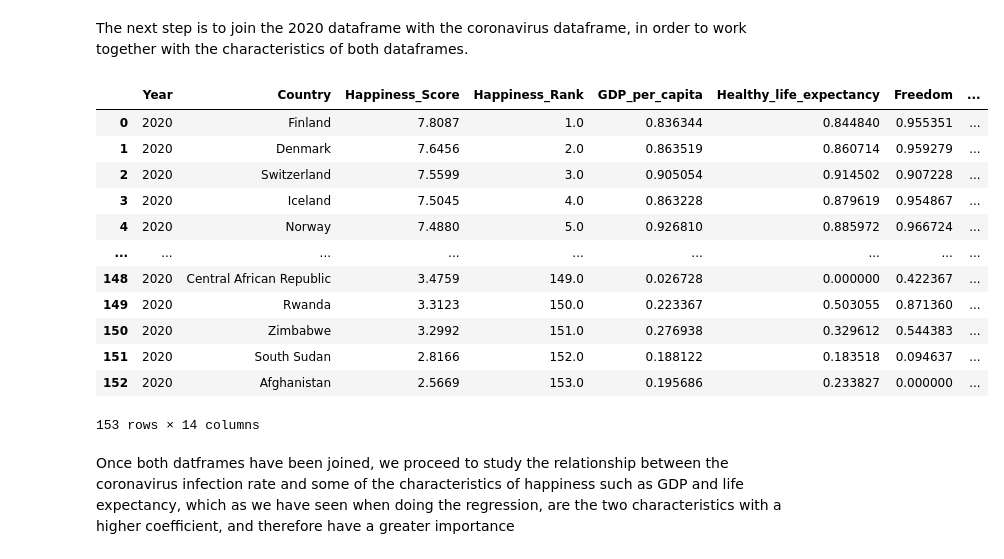
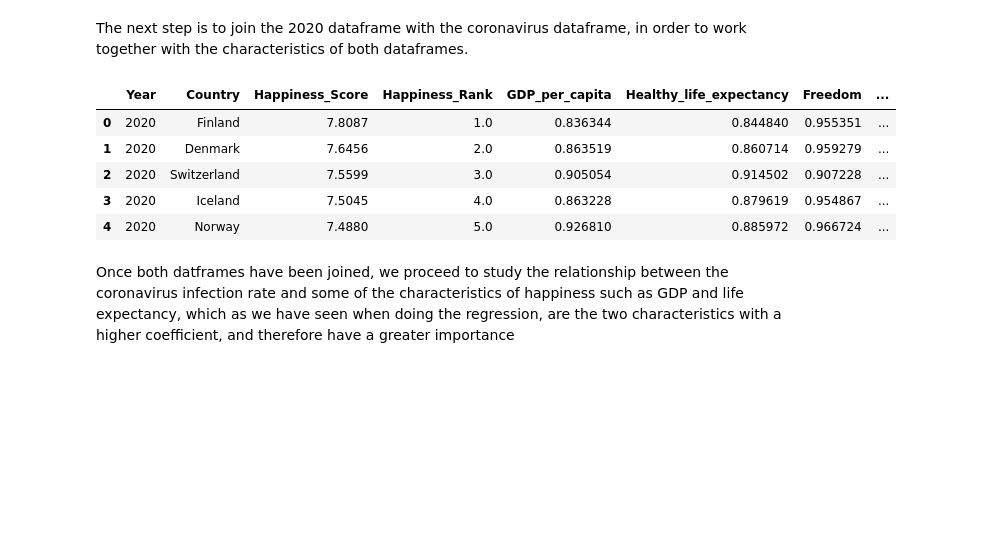
Before and after one commit to epfl-ada/ada-2020-project-milestone-p3-p3_spada, a Jupyter notebook: happiness.ipynb, the cells around one changed output. Cells and saved outputs as stored; diff of their text form; code cells hidden in the pictures; blank space fills up the shorter version.

Commit message:
add head()

```diff
--- a/happiness.ipynb
+++ b/happiness.ipynb
@@ -875,21 +874,14 @@ y2020corona = y2020.copy()
 # %%
 data_infec_death_happy=pd.merge(y2020corona, corona, left_on='Country', right_on='Country', how='left')
 
-data_infec_death_happy
+data_infec_death_happy.head()
 # %% [output]
 |  | Year | Country | Happiness_Score | Happiness_Rank | GDP_per_capita | Healthy_life_expectancy | Freedom | ... |
 | 0 | 2020 | Finland | 7.8087 | 1.0 | 0.836344 | 0.844840 | 0.955351 | ... |
 | 1 | 2020 | Denmark | 7.6456 | 2.0 | 0.863519 | 0.860714 | 0.959279 | ... |
 | 2 | 2020 | Switzerland | 7.5599 | 3.0 | 0.905054 | 0.914502 | 0.907228 | ... |
 | 3 | 2020 | Iceland | 7.5045 | 4.0 | 0.863228 | 0.879619 | 0.954867 | ... |
 | 4 | 2020 | Norway | 7.4880 | 5.0 | 0.926810 | 0.885972 | 0.966724 | ... |
-| ... | ... | ... | ... | ... | ... | ... | ... | ... |
-| 148 | 2020 | Central African Republic | 3.4759 | 149.0 | 0.026728 | 0.000000 | 0.422367 | ... |
-| 149 | 2020 | Rwanda | 3.3123 | 150.0 | 0.223367 | 0.503055 | 0.871360 | ... |
-| 150 | 2020 | Zimbabwe | 3.2992 | 151.0 | 0.276938 | 0.329612 | 0.544383 | ... |
-| 151 | 2020 | South Sudan | 2.8166 | 152.0 | 0.188122 | 0.183518 | 0.094637 | ... |
-| 152 | 2020 | Afghanistan | 2.5669 | 153.0 | 0.195686 | 0.233827 | 0.000000 | ... |
-153 rows × 14 columns
 # %% [markdown]
 Once both datframes have been joined, we proceed to study the relationship between the coronavirus infection rate and some of the characteristics of happiness such as GDP and life expectancy, which as we have seen when doing the regression, are the two characteristics with a higher coefficient, and therefore have a greater importance
 # %%
```
Also changed, not shown: parts of 6 cells of this notebook.
